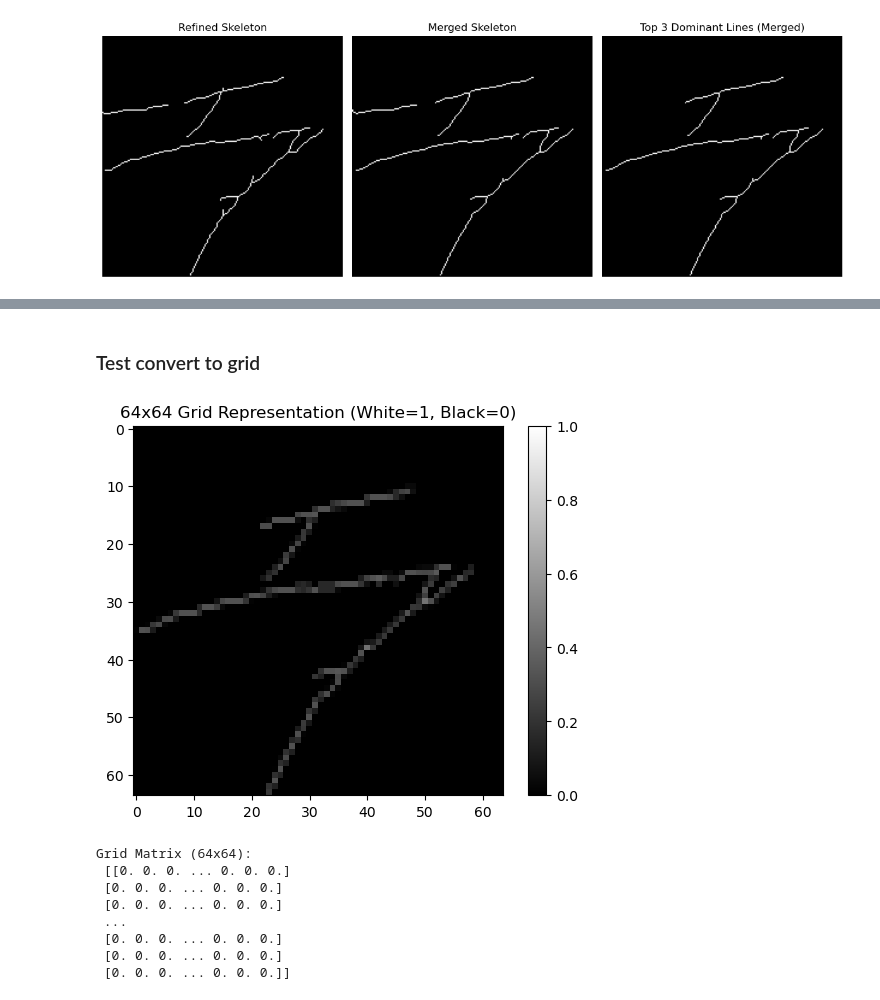
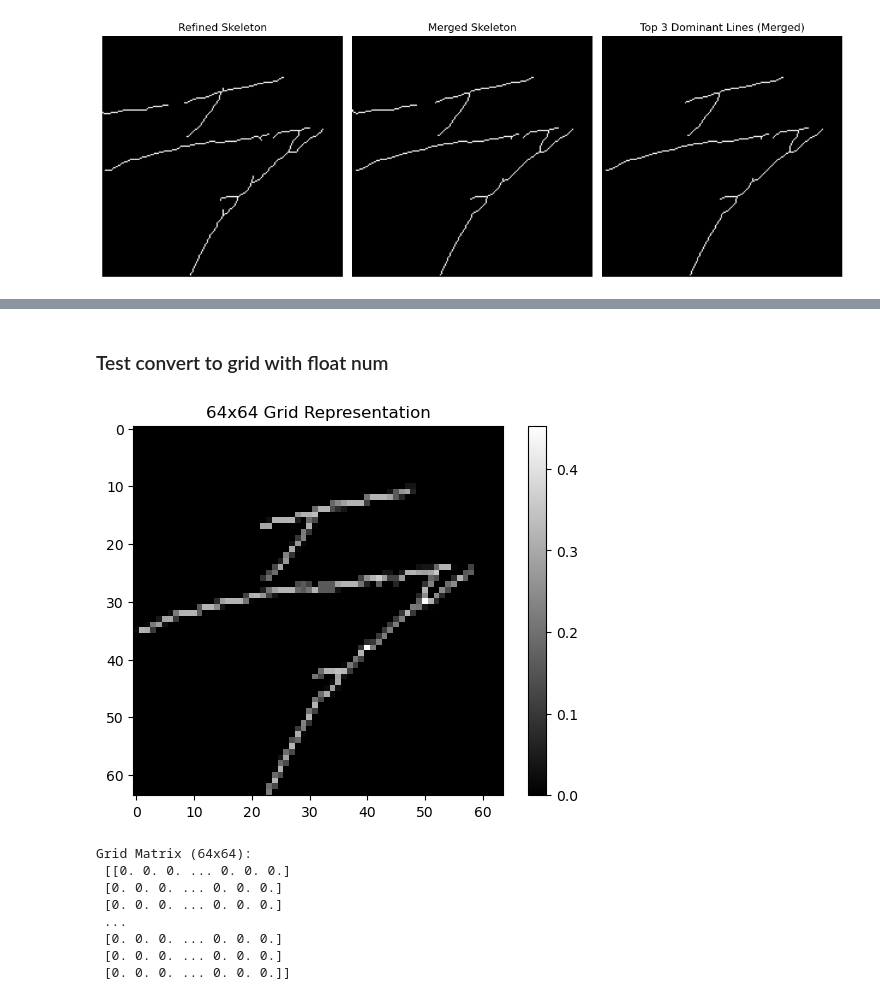
Before and after one commit to HaiNhat-HUST/palm-print-auth, a Jupyter notebook: 6friday.ipynb, the cells around one changed output, grey strips where cells are left out. Drawn from its saved outputs; the diff is of its cells as text; code cells hidden in the pictures.

```diff
--- a/6friday.ipynb
+++ b/6friday.ipynb
@@ -390,47 +442,51 @@ plt.show()
 # %% [markdown]
-### Test convert to grid
+### Test convert to grid with float num
 # %%
 import numpy as np
-import cv2
-import matplotlib.pyplot as plt
 
 def convert_to_grid(image, grid_size=(64, 64)):
     """
-    Convert a binary line image into a feature matrix of average intensities for a grid,
-    where white = 1 and black = 0.
+    Convert a binary line image into a feature matrix of average intensities for a grid.
 
     Args:
         image (numpy.ndarray): Input binary image (values between 0 and 255).
         grid_size (tuple): Size of the grid (rows, cols), default is (64, 64).
 
     Returns:
         numpy.ndarray: Feature matrix of size grid_size with normalized average intensities.
     """
-    # Normalize the image: white = 1, black = 0
-    normalized_image = (image > 0).astype(float)  # Convert to 0 (black) and 1 (white)
+    # Normalize the image to range 0-1
+    normalized_image = image / 255.0
+
+    # Get original image dimensions
+    original_height, original_width = normalized_image.shape
 
     # Resize the image to fit the grid size exactly
     resized_image = cv2.resize(normalized_image, grid_size, interpolation=cv2.INTER_AREA)
 
-    return resized_image
+    # Compute the average intensity in each cell of the grid
+    feature_matrix = resized_image
+
+    return feature_matrix
 
 # Assuming `dominant_lines_merged` is the final ndarray containing the 3 lines
 grid_matrix = convert_to_grid(dominant_lines_merged, grid_size=(64, 64))
 
 # Save the grid matrix for further use
 # np.save("line_features_64x64.npy", grid_matrix)  # Save as a .npy file
-np.savetxt("line_features_64x64.csv", grid_matrix, delimiter=",")  # Save as a .csv file
+# np.savetxt("line_features_64x64.csv", grid_matrix, delimiter=",")  # Save as a .csv file
 
 # Visualize the grid matrix as an image
-plt.imshow(grid_matrix, cmap='gray', vmin=0, vmax=1)
+import matplotlib.pyplot as plt
+plt.imshow(grid_matrix, cmap='gray')
 plt.colorbar()
-plt.title("64x64 Grid Representation (White=1, Black=0)")
+plt.title("64x64 Grid Representation")
 plt.show()
 
 # Print the resulting matrix
 print("Grid Matrix (64x64):\n", grid_matrix)
 # %% [output]
-[figure, old version]
+[figure, new version]
 Grid Matrix (64x64):
  [[0. 0. 0. ... 0. 0. 0.]
  [0. 0. 0. ... 0. 0. 0.]
```
Also changed, not shown: parts of 2 cells of this notebook, 1 other file.
